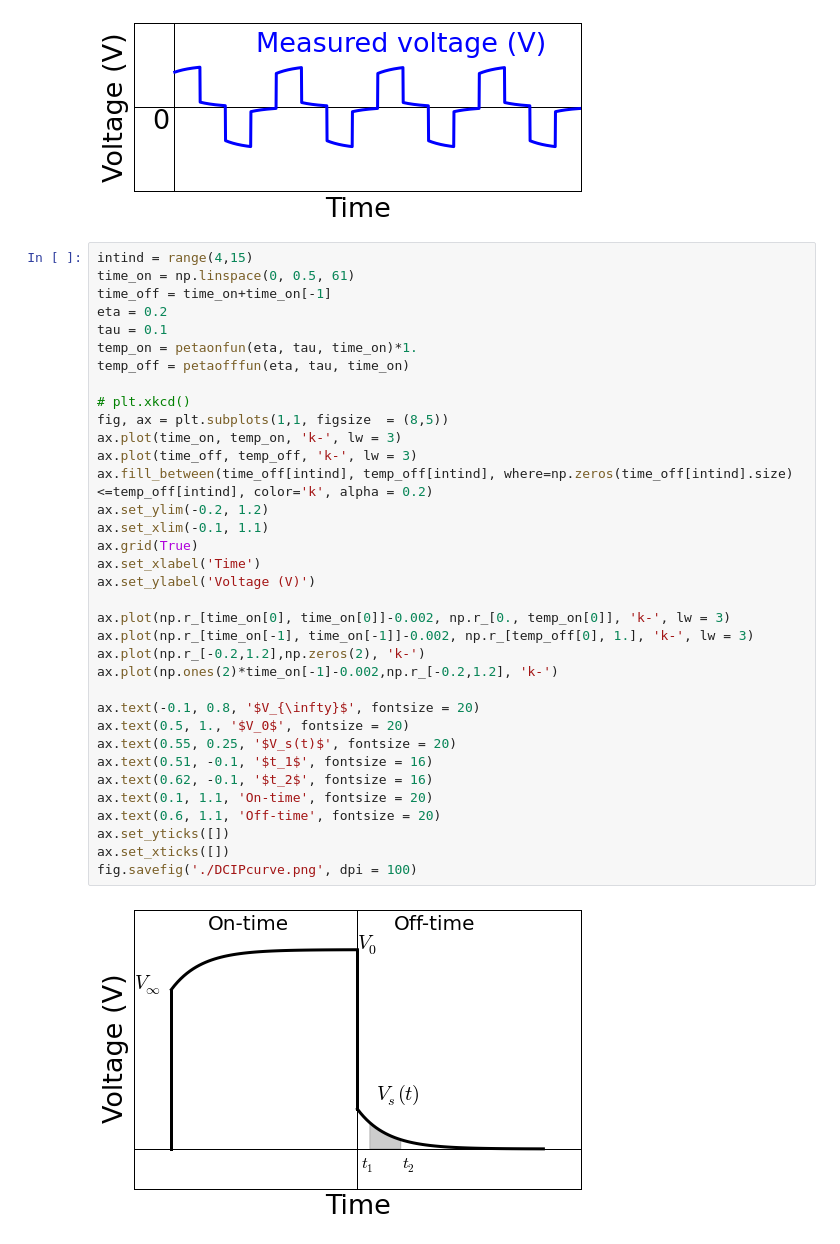
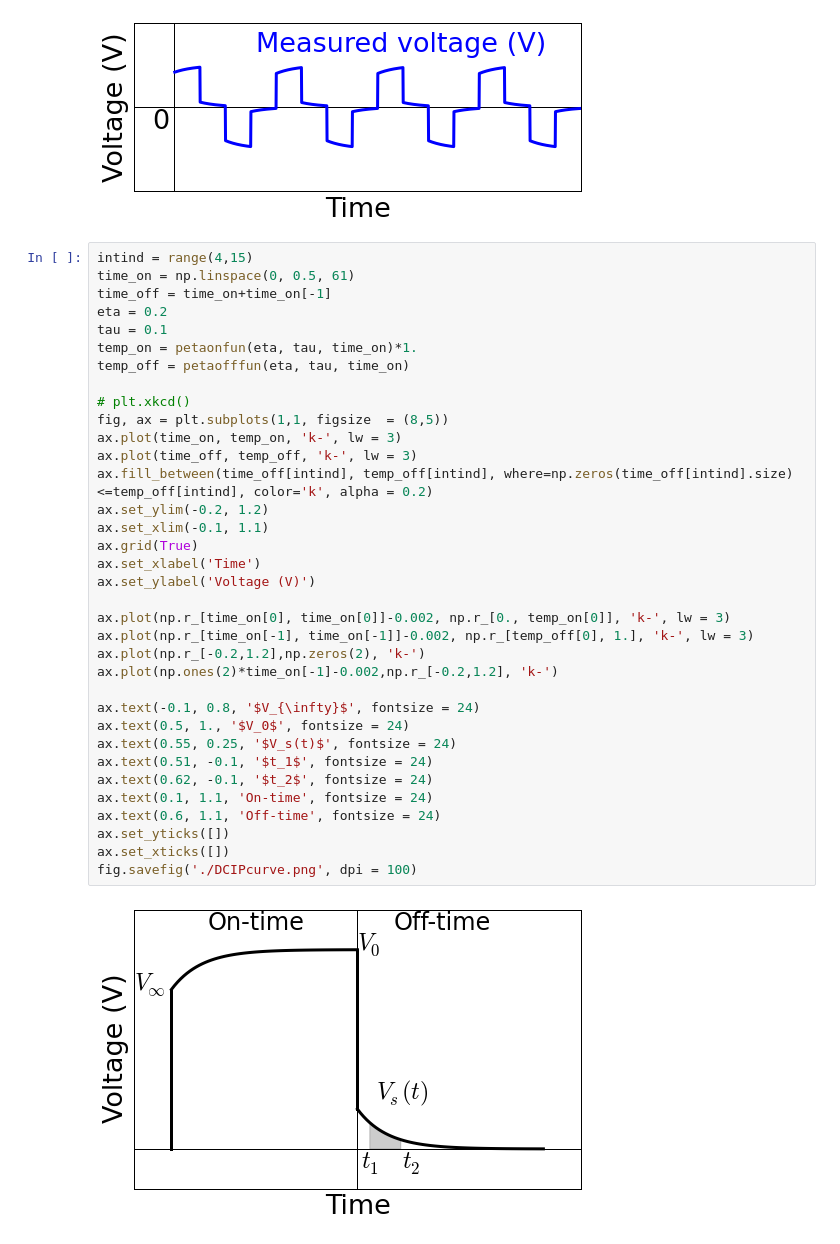
Before and after one commit to geoscixyz/em, a Jupyter notebook: examples/physical_properties/electrical_conductivity/DCcurrent.ipynb, the cells around one changed output. Saved outputs shown, nothing was run; the diff lists cells and outputs as text.

```diff
--- a/examples/physical_properties/electrical_conductivity/DCcurrent.ipynb
+++ b/examples/physical_properties/electrical_conductivity/DCcurrent.ipynb
@@ -119,37 +119,37 @@ fig.savefig('./VoltageAC.png', dpi = 100)
 # %%
 intind = range(4,15)
 time_on = np.linspace(0, 0.5, 61)
 time_off = time_on+time_on[-1]
 eta = 0.2
 tau = 0.1
 temp_on = petaonfun(eta, tau, time_on)*1.
 temp_off = petaofffun(eta, tau, time_on)
 
 # plt.xkcd()
 fig, ax = plt.subplots(1,1, figsize  = (8,5))
 ax.plot(time_on, temp_on, 'k-', lw = 3)
 ax.plot(time_off, temp_off, 'k-', lw = 3)
 ax.fill_between(time_off[intind], temp_off[intind], where=np.zeros(time_off[intind].size)<=temp_off[intind], color='k', alpha = 0.2)
 ax.set_ylim(-0.2, 1.2)
 ax.set_xlim(-0.1, 1.1)
 ax.grid(True)
 ax.set_xlabel('Time')
 ax.set_ylabel('Voltage (V)')
 
 ax.plot(np.r_[time_on[0], time_on[0]]-0.002, np.r_[0., temp_on[0]], 'k-', lw = 3)
 ax.plot(np.r_[time_on[-1], time_on[-1]]-0.002, np.r_[temp_off[0], 1.], 'k-', lw = 3)
 ax.plot(np.r_[-0.2,1.2],np.zeros(2), 'k-')
 ax.plot(np.ones(2)*time_on[-1]-0.002,np.r_[-0.2,1.2], 'k-')
 
-ax.text(-0.1, 0.8, '$V_{\infty}$', fontsize = 20)
-ax.text(0.5, 1., '$V_0$', fontsize = 20)
-ax.text(0.55, 0.25, '$V_s(t)$', fontsize = 20)
-ax.text(0.51, -0.1, '$t_1$', fontsize = 16)
-ax.text(0.62, -0.1, '$t_2$', fontsize = 16)
-ax.text(0.1, 1.1, 'On-time', fontsize = 20)
-ax.text(0.6, 1.1, 'Off-time', fontsize = 20)
+ax.text(-0.1, 0.8, '$V_{\infty}$', fontsize = 24)
+ax.text(0.5, 1., '$V_0$', fontsize = 24)
+ax.text(0.55, 0.25, '$V_s(t)$', fontsize = 24)
+ax.text(0.51, -0.1, '$t_1$', fontsize = 24)
+ax.text(0.62, -0.1, '$t_2$', fontsize = 24)
+ax.text(0.1, 1.1, 'On-time', fontsize = 24)
+ax.text(0.6, 1.1, 'Off-time', fontsize = 24)
 ax.set_yticks([])
 ax.set_xticks([])
 fig.savefig('./DCIPcurve.png', dpi = 100)
 # %% [output]
-[figure, old version]
+[figure, new version]
```
Also changed, not shown: 23 other files.
